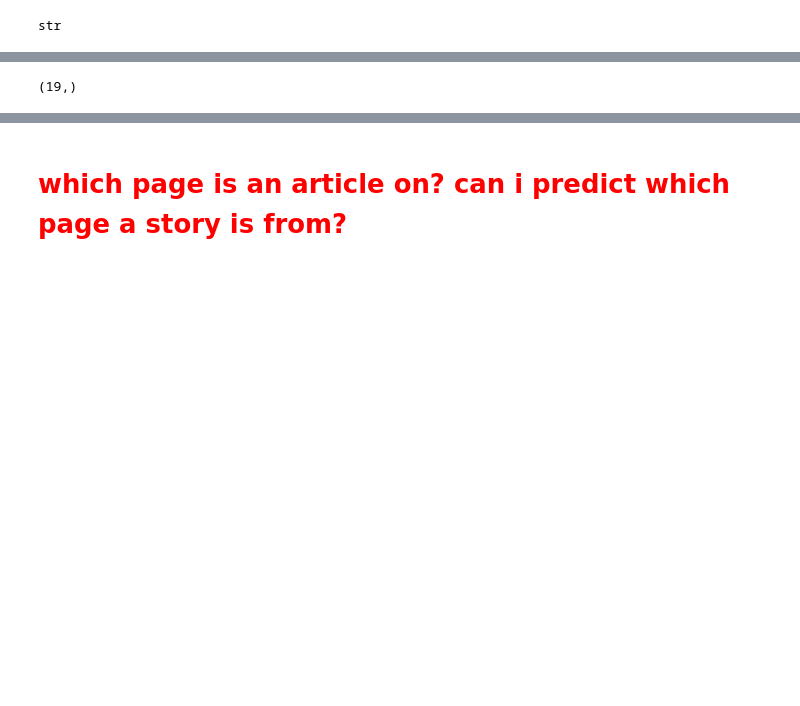
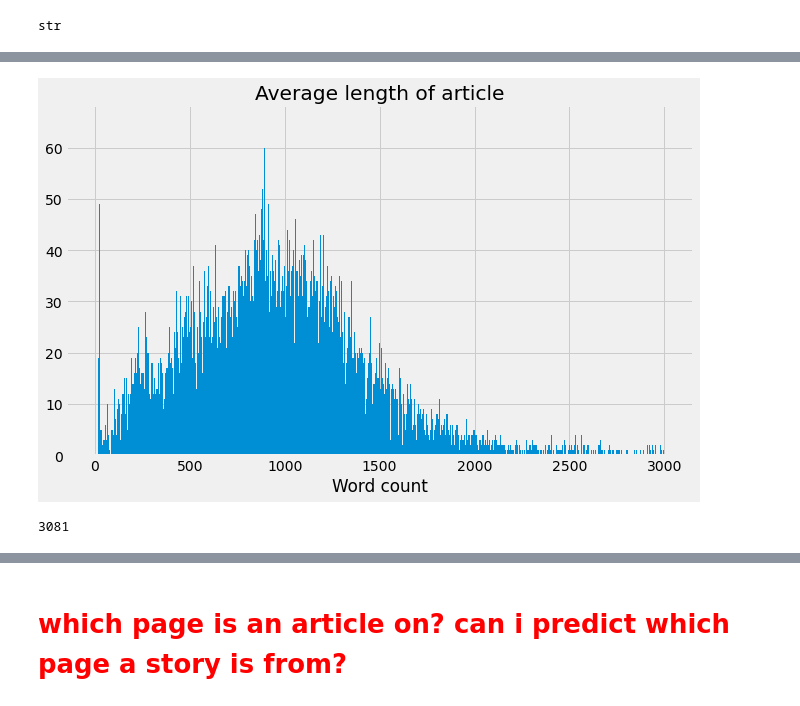
Before and after one commit to dj-betts/Capstone2, a Jupyter notebook: jan19_eda.ipynb, the cells around one changed output, grey strips where cells are left out. Drawn from its saved outputs; the diff is of its cells as text; code cells hidden in the pictures; blank space fills up the shorter version.

```diff
--- a/jan19_eda.ipynb
+++ b/jan19_eda.ipynb
@@ -34,5 +46,19 @@ str
+# %%
+word_counts = df2019.word_count
+bins = bins=df2019.word_count.unique().shape[0]
+
+fix, ax = plt.subplots(figsize=(10,6))
+
+ax.hist(word_counts,bins=3000, range=(0,3000))
+
+ax.set_title("Average length of article")
+plt.xlabel('Word count')
+
+plt.savefig('hist_wordcount_2019');
+# %% [output]
+[figure, added]
 # %%
-(jan19df.word_count.unique()).shape
+df2019.word_count.unique().shape[0]
 # %% [output]
-(19,)
+3081
 # %%
```
Also changed, not shown: parts of 18 cells of this notebook, 2 other files.
